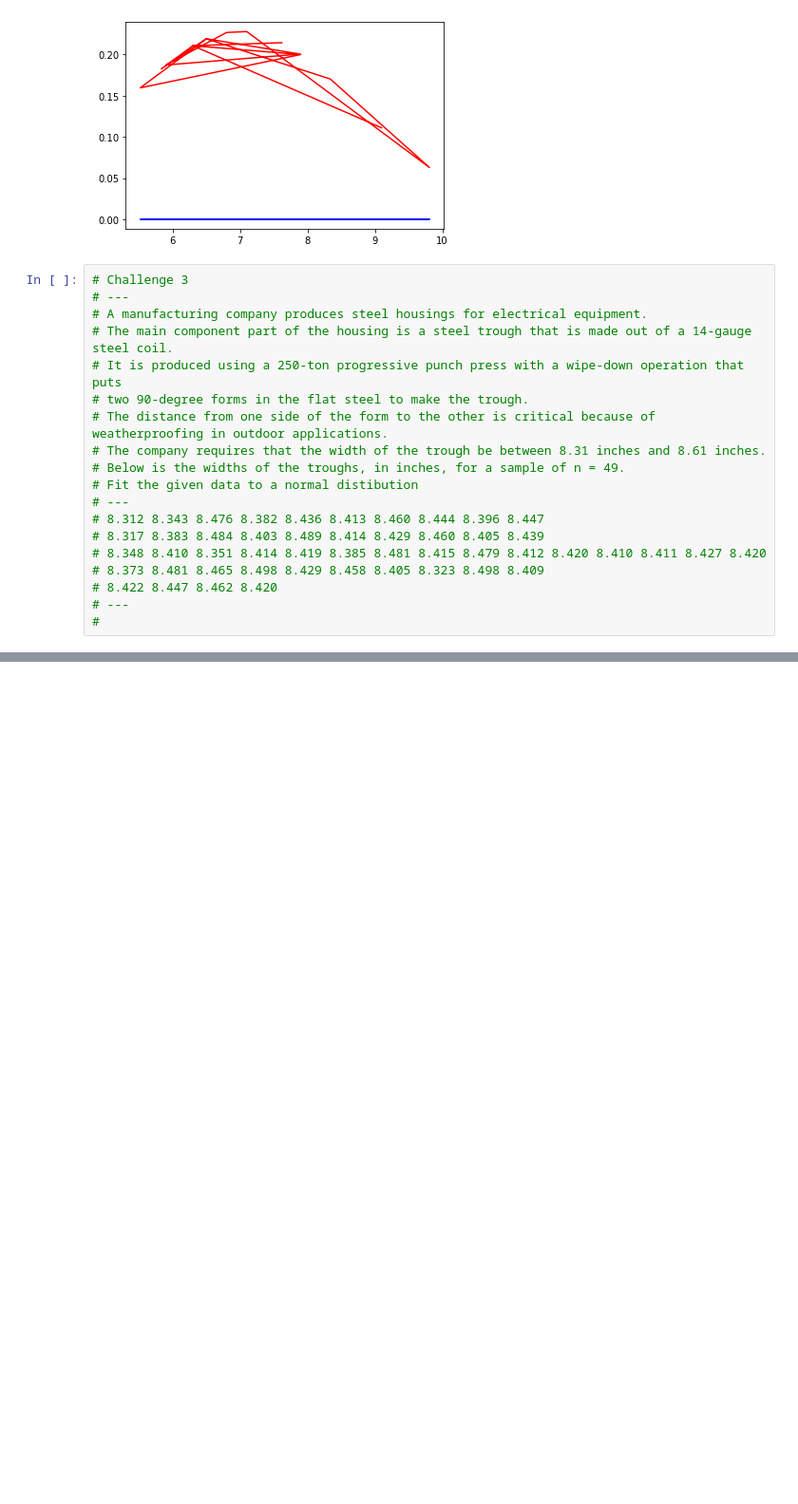
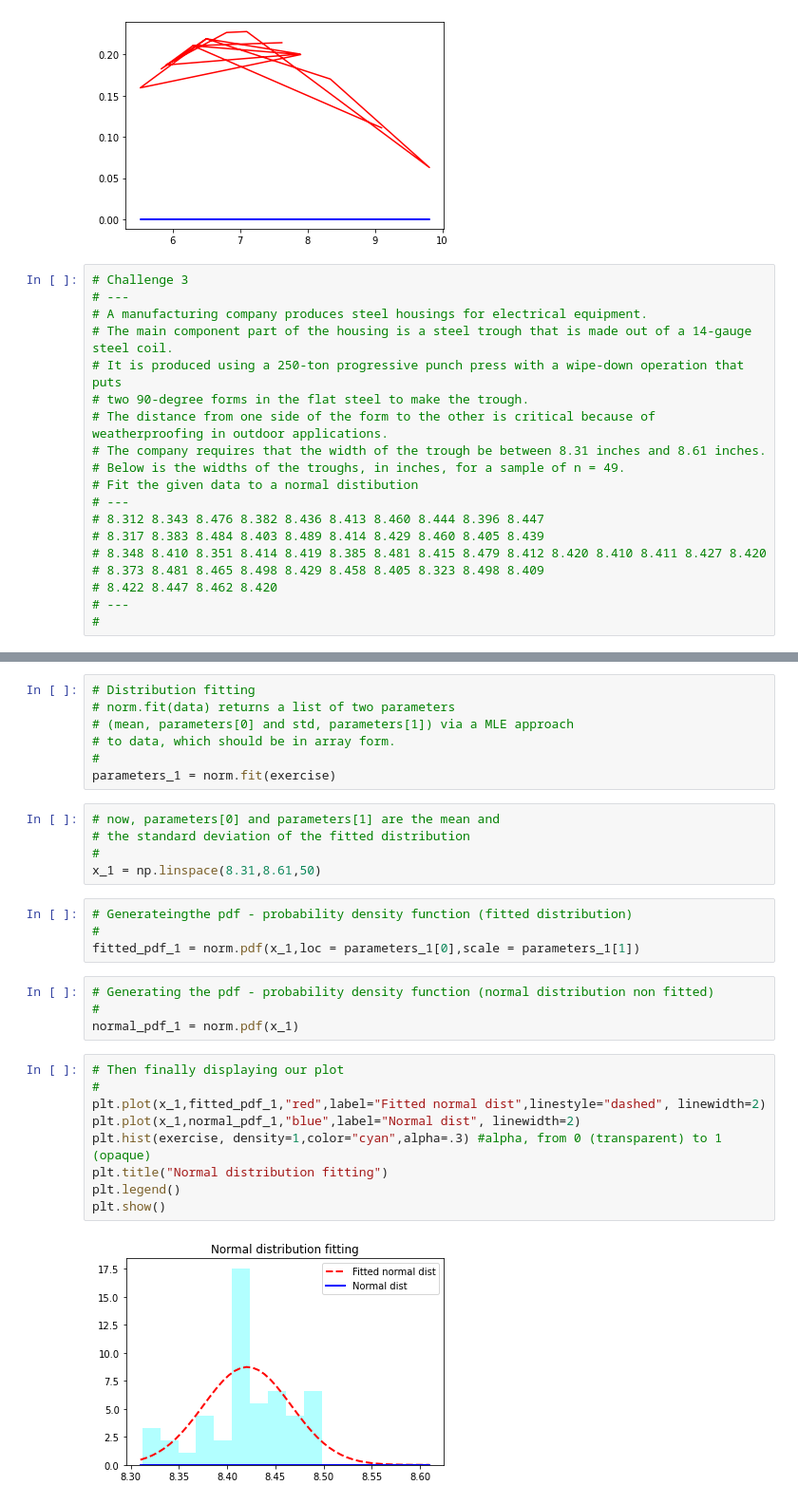
Before and after one commit to ch1b4d4/Python, a Jupyter notebook: Pvalues/Normal_dist.ipynb, the cells around one changed output, grey strips where cells are left out. Shown at 95% size. Drawn from its saved outputs; the diff is of its cells as text; blank space fills up the shorter version.

```diff
--- a/Pvalues/Normal_dist.ipynb
+++ b/Pvalues/Normal_dist.ipynb
@@ -167,0 +204,31 @@ ValueError: x and y must be the same size
+# %%
+# Distribution fitting
+# norm.fit(data) returns a list of two parameters
+# (mean, parameters[0] and std, parameters[1]) via a MLE approach
+# to data, which should be in array form.
+#
+parameters_1 = norm.fit(exercise)
+# %%
+# now, parameters[0] and parameters[1] are the mean and
+# the standard deviation of the fitted distribution
+#
+x_1 = np.linspace(8.31,8.61,50)
+# %%
+# Generateingthe pdf - probability density function (fitted distribution)
+#
+fitted_pdf_1 = norm.pdf(x_1,loc = parameters_1[0],scale = parameters_1[1])
+# %%
+# Generating the pdf - probability density function (normal distribution non fitted)
+#
+normal_pdf_1 = norm.pdf(x_1)
+# %%
+# Then finally displaying our plot
+#
+plt.plot(x_1,fitted_pdf_1,"red",label="Fitted normal dist",linestyle="dashed", linewidth=2)
+plt.plot(x_1,normal_pdf_1,"blue",label="Normal dist", linewidth=2)
+plt.hist(exercise, density=1,color="cyan",alpha=.3) #alpha, from 0 (transparent) to 1 (opaque)
+plt.title("Normal distribution fitting")
+plt.legend()
+plt.show()
+# %% [output]
+[figure, added]
```
Also changed, not shown: parts of 6 cells of this notebook, 4 other files.
